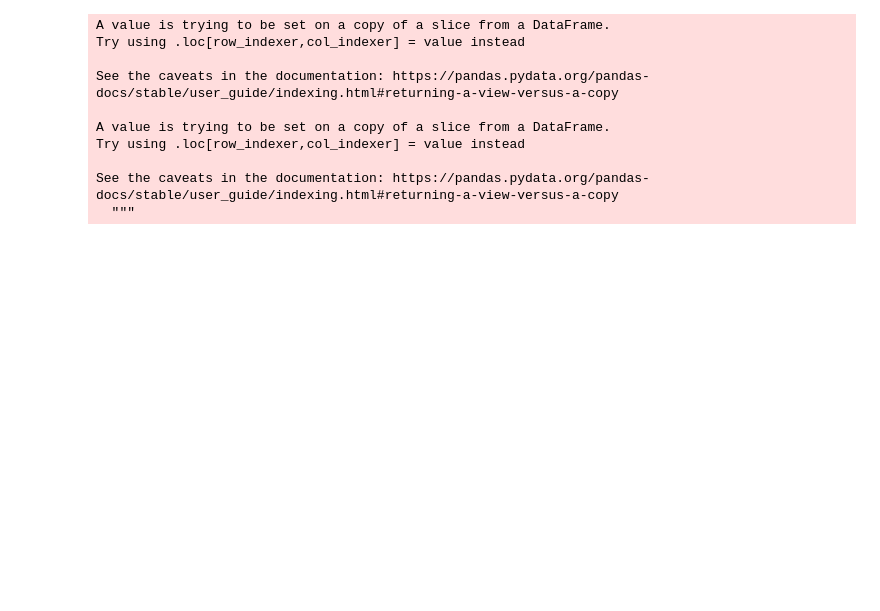
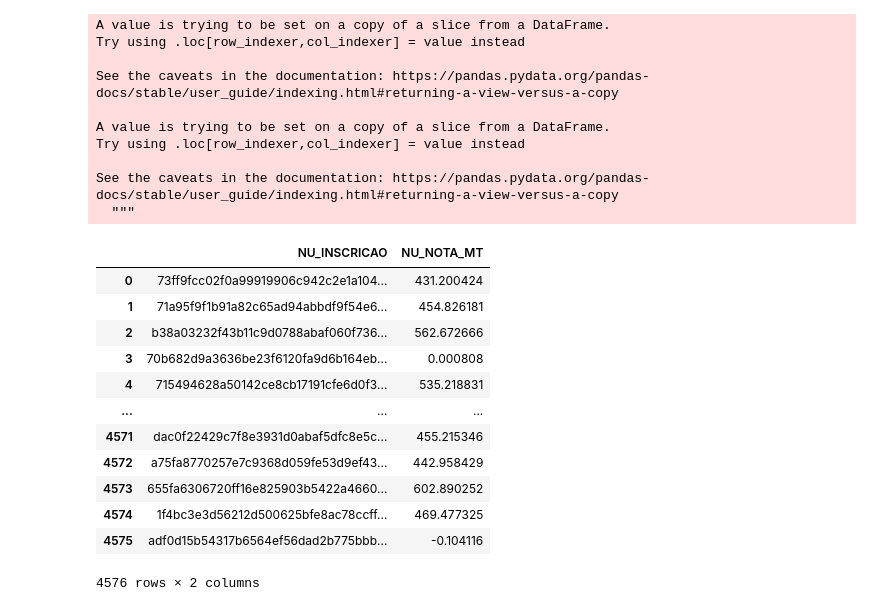
Before and after one commit to diasctiago/codenation, a Jupyter notebook: Semana 08 - Regressão/Desafio/main.ipynb, the cells around one changed output. Cells and saved outputs as stored; diff of their text form; code cells hidden in the pictures; blank space fills up the shorter version.

```diff
--- a/Semana 08 - Regressão/Desafio/main.ipynb
+++ b/Semana 08 - Regressão/Desafio/main.ipynb
@@ -443,7 +465,7 @@ plt.show()
 # %% [markdown]
 ### Escolhendo modelo de regressão
 # %%
-model = benchmark(Ridge())[4]
+model = benchmark(BayesianRidge())[4]
 # %% [output]
 ________________________________________________________________________________
 Training:
@@ -494 +525,17 @@ See the caveats in the documentation: https://pandas.pydata.org/pandas-docs/stab
 df2.to_csv('answer.csv', index=False)
+# %%
+df2
+# %% [output]
+|  | NU_INSCRICAO | NU_NOTA_MT |
+| 0 | 73ff9fcc02f0a99919906c942c2e1a104... | 431.200424 |
+| 1 | 71a95f9f1b91a82c65ad94abbdf9f54e6... | 454.826181 |
+| 2 | b38a03232f43b11c9d0788abaf060f736... | 562.672666 |
+| 3 | 70b682d9a3636be23f6120fa9d6b164eb... | 0.000808 |
+| 4 | 715494628a50142ce8cb17191cfe6d0f3... | 535.218831 |
+| ... | ... | ... |
+| 4571 | dac0f22429c7f8e3931d0abaf5dfc8e5c... | 455.215346 |
+| 4572 | a75fa8770257e7c9368d059fe53d9ef43... | 442.958429 |
+| 4573 | 655fa6306720ff16e825903b5422a4660... | 602.890252 |
+| 4574 | 1f4bc3e3d56212d500625bfe8ac78ccff... | 469.477325 |
+| 4575 | adf0d15b54317b6564ef56dad2b775bbb... | -0.104116 |
+4576 rows × 2 columns
```
Also changed, not shown: parts of 35 cells of this notebook, 2 other files.
